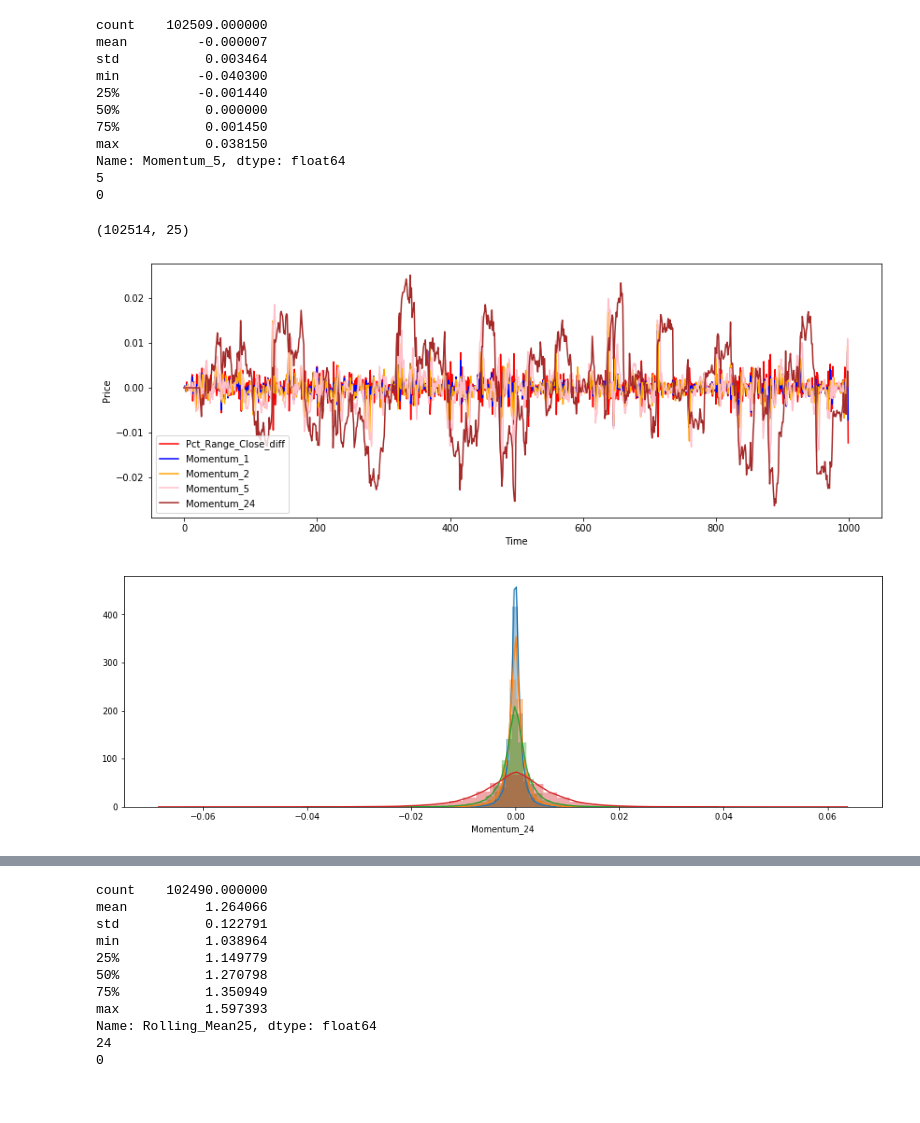
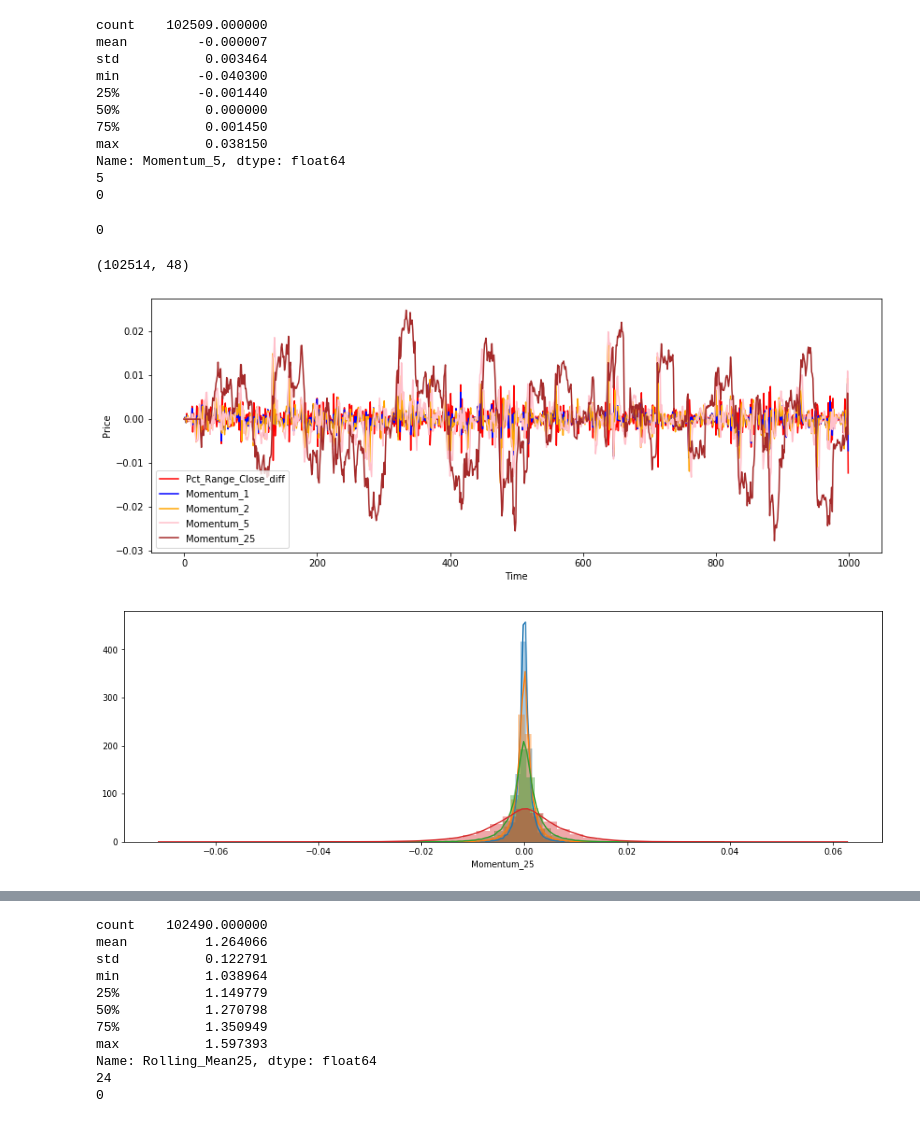
Before and after one commit to mawrer/forex_prediction, a Jupyter notebook: Jupyter Notebooks/IDI4/dataset_regression/Adding Features/EURUSD_1H_ADD_INDICATORS.ipynb, the cells around one changed output, grey strips where cells are left out. Saved outputs shown, nothing was run; the diff lists cells and outputs as text; code cells hidden in the pictures.

```diff
--- a/Jupyter Notebooks/IDI4/dataset_regression/Adding Features/EURUSD_1H_ADD_INDICATORS.ipynb
+++ b/Jupyter Notebooks/IDI4/dataset_regression/Adding Features/EURUSD_1H_ADD_INDICATORS.ipynb
@@ -42,7 +44,7 @@ if FRECUENCIA =="1D":
     dateparse = lambda x: pd.datetime.strptime(x, '%Y-%m-%d')
 else:
     dateparse = lambda x: pd.datetime.strptime(x, '%Y-%m-%d %H:%M:%S')
-DATASET_FULL = pd.read_csv(filenames[2], header=0, parse_dates=['Gmt time'], date_parser=dateparse)
+DATASET_FULL = pd.read_csv(filenames[4], header=0, parse_dates=['Gmt time'], date_parser=dateparse)
 print(DATASET_FULL)
 print(DATASET_FULL.shape)
 # %% [output]
@@ -130,9 +132,3 @@ def MOM(df, n):
     M = pd.Series(df['Close'].diff(n), name = 'Momentum_' + str(n))
     df = df.join(M)
     return df
-# %%
-DATASET_FULL = MOM(DATASET_FULL, 1)
-DATASET_FULL = MOM(DATASET_FULL, 2)
-DATASET_FULL = MOM(DATASET_FULL, 5)
-DATASET_FULL = MOM(DATASET_FULL, 24)
-print(DATASET_FULL)
@@ -156,0 +135,23 @@ print(DATASET_FULL)
+# %%
+DATASET_FULL = MOM(DATASET_FULL, 1)
+DATASET_FULL = MOM(DATASET_FULL, 2)
+DATASET_FULL = MOM(DATASET_FULL, 3)
+DATASET_FULL = MOM(DATASET_FULL, 4)
+DATASET_FULL = MOM(DATASET_FULL, 5)
+DATASET_FULL = MOM(DATASET_FULL, 6)
+DATASET_FULL = MOM(DATASET_FULL, 7)
+DATASET_FULL = MOM(DATASET_FULL, 8)
+DATASET_FULL = MOM(DATASET_FULL, 9)
+DATASET_FULL = MOM(DATASET_FULL, 10)
+DATASET_FULL = MOM(DATASET_FULL, 11)
+DATASET_FULL = MOM(DATASET_FULL, 12)
+DATASET_FULL = MOM(DATASET_FULL, 13)
+DATASET_FULL = MOM(DATASET_FULL, 14)
+DATASET_FULL = MOM(DATASET_FULL, 15)
+DATASET_FULL = MOM(DATASET_FULL, 25)
+DATASET_FULL = MOM(DATASET_FULL, 36)
+DATASET_FULL = MOM(DATASET_FULL, 50)
+DATASET_FULL = MOM(DATASET_FULL, 75)
+DATASET_FULL = MOM(DATASET_FULL, 80)
+DATASET_FULL = MOM(DATASET_FULL, 100)
+print(DATASET_FULL)
@@ -171,6 +190,10 @@ max           0.038150
 Name: Momentum_5, dtype: float64
 5
 0
+# %%
+print(DATASET_FULL['Momentum_100'].isnull().sum())
+# %% [output]
+0
 # %%
 INICIO = 0
 FIN = 1000
@@ -180,22 +203,22 @@ pyplot.plot(DATASET_FULL['Pct_Range_Close_diff'][INICIO:FIN], color = 'red', lab
 pyplot.plot(DATASET_FULL['Momentum_1'][INICIO:FIN], color = 'blue', label = 'Momentum_1')
 pyplot.plot(DATASET_FULL['Momentum_2'][INICIO:FIN], color = 'orange', label = 'Momentum_2')
 pyplot.plot(DATASET_FULL['Momentum_5'][INICIO:FIN], color = 'pink', label = 'Momentum_5')
-pyplot.plot(DATASET_FULL['Momentum_24'][INICIO:FIN], color = 'brown', label = 'Momentum_24')
+pyplot.plot(DATASET_FULL['Momentum_25'][INICIO:FIN], color = 'brown', label = 'Momentum_25')
 plt.xlabel('Time')
 plt.ylabel('Price')
 plt.legend()
 plt.show()
 # %% [output]
-(102514, 25)
+(102514, 48)
-[figure, old version]
+[figure, new version]
 # %%
 pyplot.figure(figsize=(16,5))
 sns.distplot(DATASET_FULL['Momentum_1']);
 sns.distplot(DATASET_FULL['Momentum_2']);
 sns.distplot(DATASET_FULL['Momentum_5']);
-sns.distplot(DATASET_FULL['Momentum_24']);
+sns.distplot(DATASET_FULL['Momentum_25']);
 # %% [output]
-[figure, old version]
+[figure, new version]
 # %%
 def get_rsi(df, n=14):
     deltas = (df['Close']-df['Close'].shift(1)).fillna(0)
```
Also changed, not shown: parts of 44 cells of this notebook, 27 other files.
